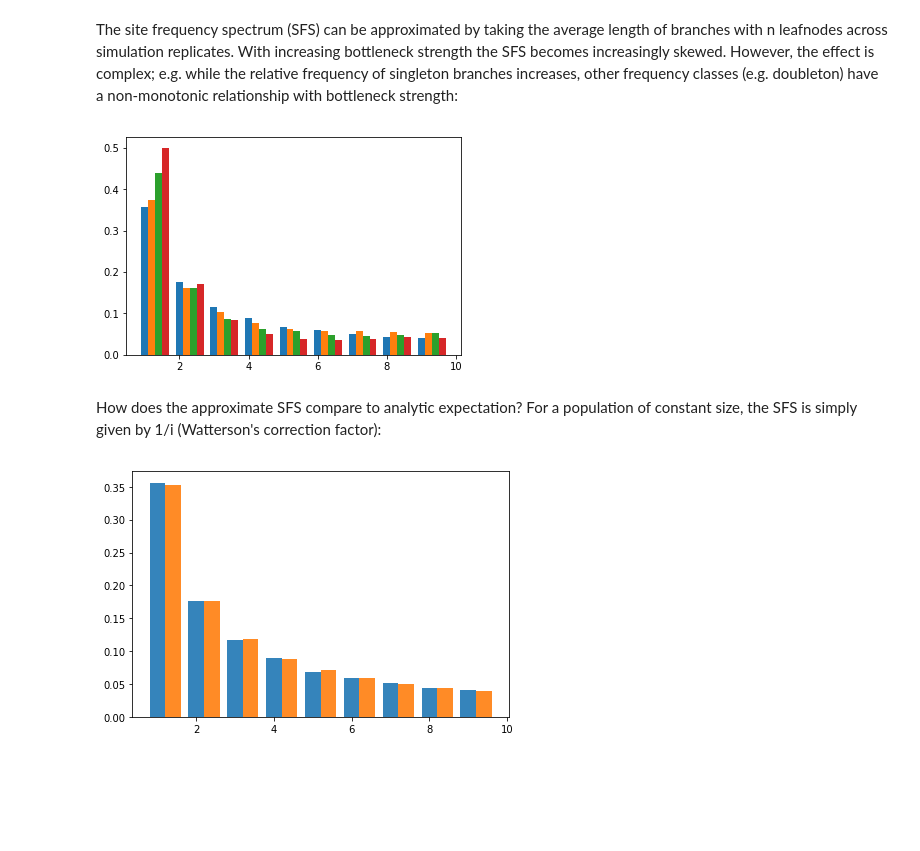
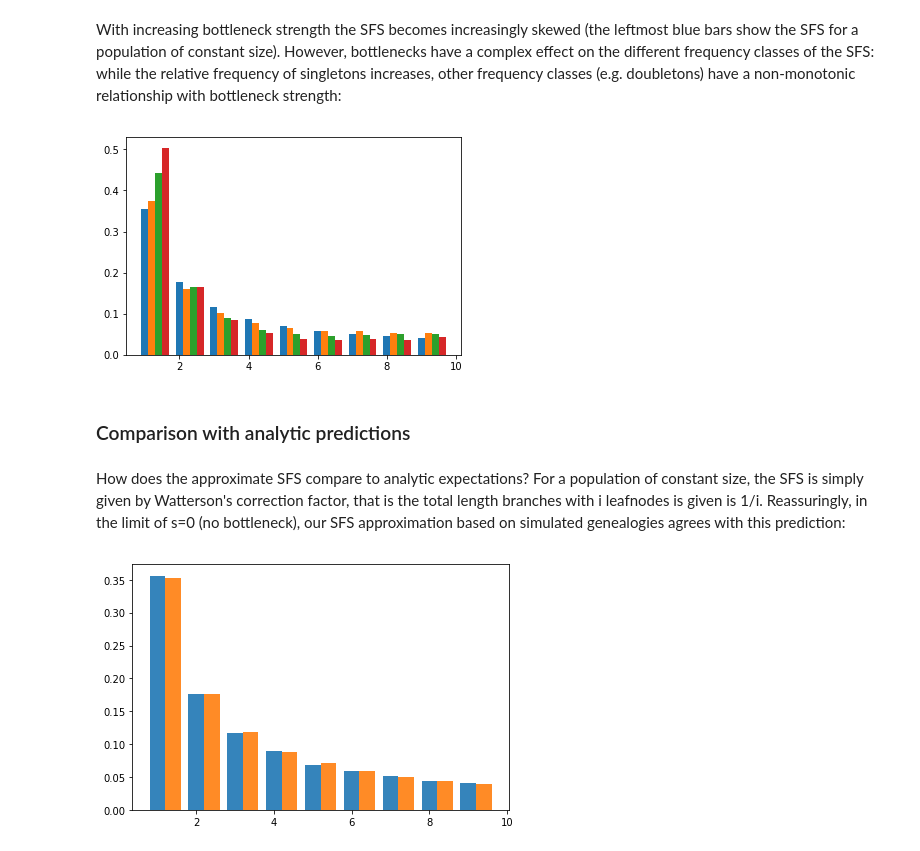
Before and after one commit to jeromekelleher/spg-chapter, a Jupyter notebook: jupyter/bottleneck_example.ipynb, the cells around one changed output. Drawn from its saved outputs; the diff is of its cells as text; code cells hidden in the pictures; blank space fills up the shorter version.

Commit message:
bottleneck and SFS section sorted

```diff
--- a/jupyter/bottleneck_example.ipynb
+++ b/jupyter/bottleneck_example.ipynb
@@ -12,13 +22,5 @@ We want to approximate the SFS. We simulate 10000 replicates, each consisting of
 # %%
-Nrep = 10000
-nsamp = 10
-Ne = 1
-T = 0.5
-slist= np.array([0,1,2,3])
-
-row = 0
-data = {}
-for s in slist:
+def bottSFS(Nrep, nsamp, T, s):
     demographic_events = [msprime.InstantaneousBottleneck(time=T, strength=s)]
     reps = msprime.simulate(sample_size=nsamp, Ne=Ne, num_replicates = Nrep, demographic_events = demographic_events)
     B = np.zeros((Nrep, nsamp))
@@ -28,21 +30,34 @@ for s in slist:
             nleaves = tree.num_samples(u)
             if tree.parent(u) != msprime.NULL_NODE:
                 B[rep_index, nleaves]+=tree.branch_length(u)
-    data[s] = np.mean(B, axis=0)
-    data[s] /=np.sum(data[s])
+    data = np.mean(B, axis=0)
+    data /=np.sum(data)
+    return data
+
+Nrep = 10000
+nsamp = 10
+Ne = 1
+T = 0.5
+slist= np.array([0,1,2,3])
+datalist = {}
+for s in slist:
+    bottSFS(Nrep, nsamp, T, s)
+    datalist[s]= bottSFS(Nrep, nsamp, T, s)
 # %% [markdown]
-The site frequency spectrum (SFS) can be approximated by taking the average length of branches with n leafnodes across simulation replicates. With increasing bottleneck strength the SFS becomes increasingly skewed. However, the effect is complex; e.g. while the relative frequency of singleton branches increases, other frequency classes (e.g. doubleton) have a non-monotonic relationship with bottleneck strength:
+With increasing bottleneck strength the SFS becomes increasingly skewed (the leftmost blue bars show the SFS for a population of constant size). However, bottlenecks have a complex effect on the different frequency classes of the SFS: while the relative frequency of singletons increases, other frequency classes (e.g. doubletons) have a non-monotonic relationship with bottleneck strength:
 # %%
 bar_width=0.2
 index = np.arange(1, nsamp)
 j = 0
-for s, B in data.items():
+for s, B in datalist.items():
     plt.bar(index + j * bar_width, B[1:], bar_width, label=str(s))
     j += 1
 # %% [output]
-[figure, old version]
+[figure, new version]
+# %% [markdown]
+### Comparison with analytic predictions
 # %% [markdown]
-How does the approximate SFS compare to analytic expectation? For a population of constant size, the SFS is simply given by 1/i (Watterson's correction factor):
+How does the approximate SFS compare to analytic expectations? For a population of constant size, the SFS is simply given by Watterson's correction factor, that is the total length branches with i leafnodes is given is 1/i. Reassuringly, in the limit of s=0 (no bottleneck), our SFS approximation based on simulated genealogies agrees with this prediction:
 # %%
 expsfs=[(1/i) for i in range(1,10)]
 expsfs/=np.sum(expsfs)
```
Also changed, not shown: parts of 15 cells of this notebook.
